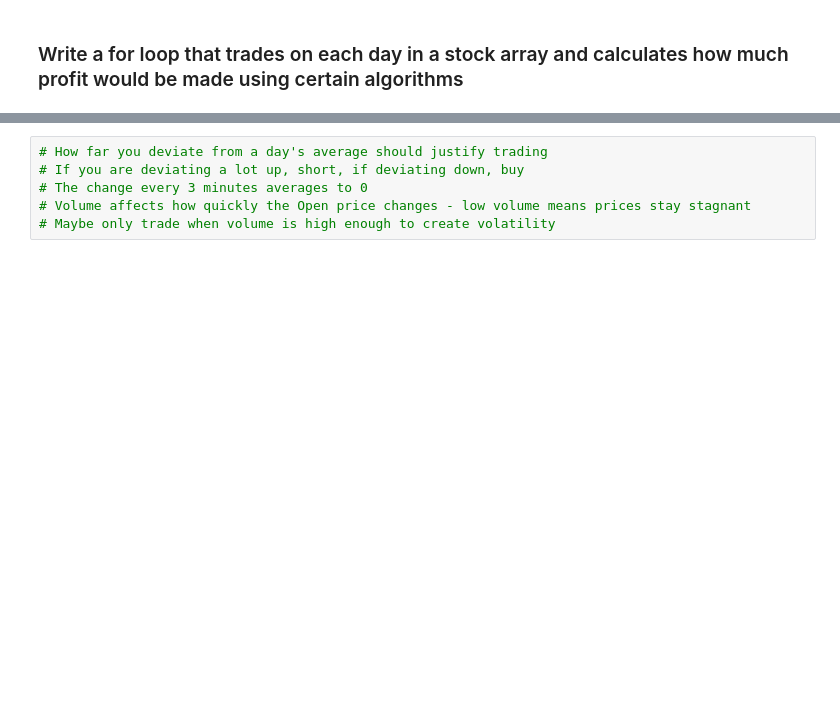
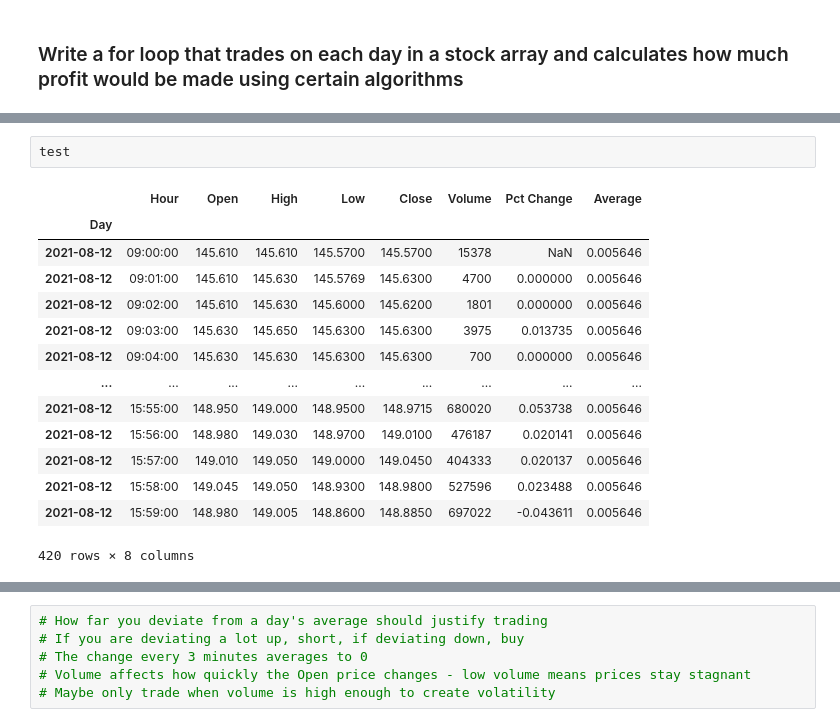
Before and after one commit to PaulDTP/heroku_app, a Jupyter notebook: research.ipynb, the cells around one changed output, grey strips where cells are left out. Saved outputs shown, nothing was run; the diff lists cells and outputs as text; blank space fills up the shorter version.

```diff
--- a/research.ipynb
+++ b/research.ipynb
@@ -101,0 +108,17 @@ for test in aapl_days:
+# %%
+test
+# %% [output]
+|  | Hour | Open | High | Low | Close | Volume | Pct Change | Average |
+| Day |  |  |  |  |  |  |  |  |
+| 2021-08-12 | 09:00:00 | 145.610 | 145.610 | 145.5700 | 145.5700 | 15378 | NaN | 0.005646 |
+| 2021-08-12 | 09:01:00 | 145.610 | 145.630 | 145.5769 | 145.6300 | 4700 | 0.000000 | 0.005646 |
+| 2021-08-12 | 09:02:00 | 145.610 | 145.630 | 145.6000 | 145.6200 | 1801 | 0.000000 | 0.005646 |
+| 2021-08-12 | 09:03:00 | 145.630 | 145.650 | 145.6300 | 145.6300 | 3975 | 0.013735 | 0.005646 |
+| 2021-08-12 | 09:04:00 | 145.630 | 145.630 | 145.6300 | 145.6300 | 700 | 0.000000 | 0.005646 |
+| ... | ... | ... | ... | ... | ... | ... | ... | ... |
+| 2021-08-12 | 15:55:00 | 148.950 | 149.000 | 148.9500 | 148.9715 | 680020 | 0.053738 | 0.005646 |
+| 2021-08-12 | 15:56:00 | 148.980 | 149.030 | 148.9700 | 149.0100 | 476187 | 0.020141 | 0.005646 |
+| 2021-08-12 | 15:57:00 | 149.010 | 149.050 | 149.0000 | 149.0450 | 404333 | 0.020137 | 0.005646 |
+| 2021-08-12 | 15:58:00 | 149.045 | 149.050 | 148.9300 | 148.9800 | 527596 | 0.023488 | 0.005646 |
+| 2021-08-12 | 15:59:00 | 148.980 | 149.005 | 148.8600 | 148.8850 | 697022 | -0.043611 | 0.005646 |
+420 rows × 8 columns
```
Also changed, not shown: parts of 13 cells of this notebook, 7 other files.
